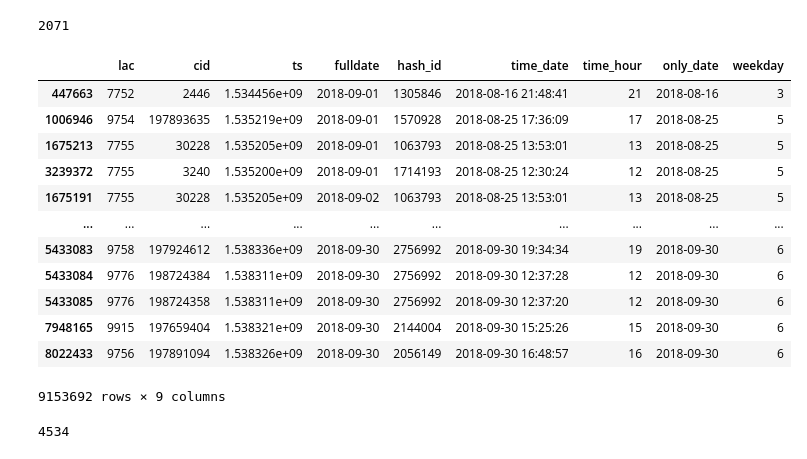
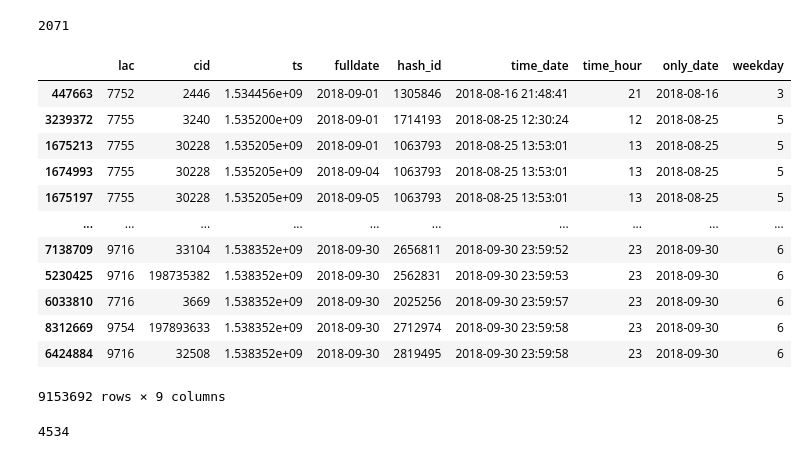
Before and after one commit to IvanovNA01/OneFactor_test, a Jupyter notebook: test_to_OneFactor.ipynb, the cells around one changed output. Drawn from its saved outputs; the diff is of its cells as text; code cells hidden in the pictures.

```diff
--- a/test_to_OneFactor.ipynb
+++ b/test_to_OneFactor.ipynb
@@ -75,22 +75,22 @@ len(list_mistake_index)
 # %% [output]
 2071
 # %%
-df_data.sort_values("only_date")
+df_data.sort_values("time_date")
 # можно заметить, что столбец fulldate содержит даты, которые не совпадают с ts, причем они соответствуют дубликатам записей, судя по одинаковым значениям lac, cid, ts
 # также заметим, что начальная дата 2018-08-16 21:48:41 не соответствует условию ТЗ - что данные за 9 месяц с 1 по 30 число.
 # %% [output]
 |  | lac | cid | ts | fulldate | hash_id | time_date | time_hour | only_date | weekday |
 | 447663 | 7752 | 2446 | 1.534456e+09 | 2018-09-01 | 1305846 | 2018-08-16 21:48:41 | 21 | 2018-08-16 | 3 |
-| 1006946 | 9754 | 197893635 | 1.535219e+09 | 2018-09-01 | 1570928 | 2018-08-25 17:36:09 | 17 | 2018-08-25 | 5 |
+| 3239372 | 7755 | 3240 | 1.535200e+09 | 2018-09-01 | 1714193 | 2018-08-25 12:30:24 | 12 | 2018-08-25 | 5 |
 | 1675213 | 7755 | 30228 | 1.535205e+09 | 2018-09-01 | 1063793 | 2018-08-25 13:53:01 | 13 | 2018-08-25 | 5 |
-| 3239372 | 7755 | 3240 | 1.535200e+09 | 2018-09-01 | 1714193 | 2018-08-25 12:30:24 | 12 | 2018-08-25 | 5 |
-| 1675191 | 7755 | 30228 | 1.535205e+09 | 2018-09-02 | 1063793 | 2018-08-25 13:53:01 | 13 | 2018-08-25 | 5 |
+| 1674993 | 7755 | 30228 | 1.535205e+09 | 2018-09-04 | 1063793 | 2018-08-25 13:53:01 | 13 | 2018-08-25 | 5 |
+| 1675197 | 7755 | 30228 | 1.535205e+09 | 2018-09-05 | 1063793 | 2018-08-25 13:53:01 | 13 | 2018-08-25 | 5 |
 | ... | ... | ... | ... | ... | ... | ... | ... | ... | ... |
-| 5433083 | 9758 | 197924612 | 1.538336e+09 | 2018-09-30 | 2756992 | 2018-09-30 19:34:34 | 19 | 2018-09-30 | 6 |
-| 5433084 | 9776 | 198724384 | 1.538311e+09 | 2018-09-30 | 2756992 | 2018-09-30 12:37:28 | 12 | 2018-09-30 | 6 |
-| 5433085 | 9776 | 198724358 | 1.538311e+09 | 2018-09-30 | 2756992 | 2018-09-30 12:37:20 | 12 | 2018-09-30 | 6 |
-| 7948165 | 9915 | 197659404 | 1.538321e+09 | 2018-09-30 | 2144004 | 2018-09-30 15:25:26 | 15 | 2018-09-30 | 6 |
-| 8022433 | 9756 | 197891094 | 1.538326e+09 | 2018-09-30 | 2056149 | 2018-09-30 16:48:57 | 16 | 2018-09-30 | 6 |
+| 7138709 | 9716 | 33104 | 1.538352e+09 | 2018-09-30 | 2656811 | 2018-09-30 23:59:52 | 23 | 2018-09-30 | 6 |
+| 5230425 | 9716 | 198735382 | 1.538352e+09 | 2018-09-30 | 2562831 | 2018-09-30 23:59:53 | 23 | 2018-09-30 | 6 |
+| 6033810 | 7716 | 3669 | 1.538352e+09 | 2018-09-30 | 2025256 | 2018-09-30 23:59:57 | 23 | 2018-09-30 | 6 |
+| 8312669 | 9754 | 197893633 | 1.538352e+09 | 2018-09-30 | 2712974 | 2018-09-30 23:59:58 | 23 | 2018-09-30 | 6 |
+| 6424884 | 9716 | 32508 | 1.538352e+09 | 2018-09-30 | 2819495 | 2018-09-30 23:59:58 | 23 | 2018-09-30 | 6 |
 9153692 rows × 9 columns
 # %%
 # удалим столбец fulldate, отсечем данные до 2018-09-01, удалим дубликаты
```
Also changed, not shown: parts of 52 cells of this notebook, 32 other files.
